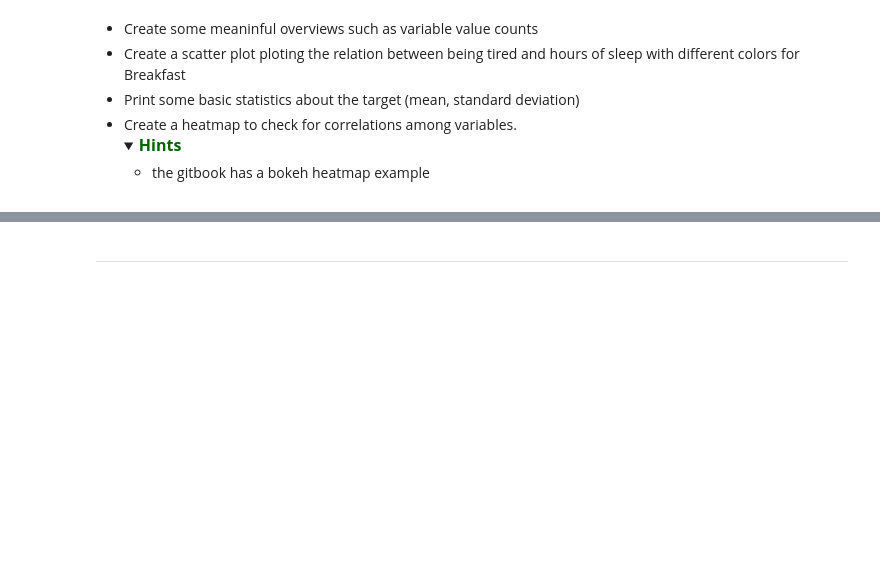
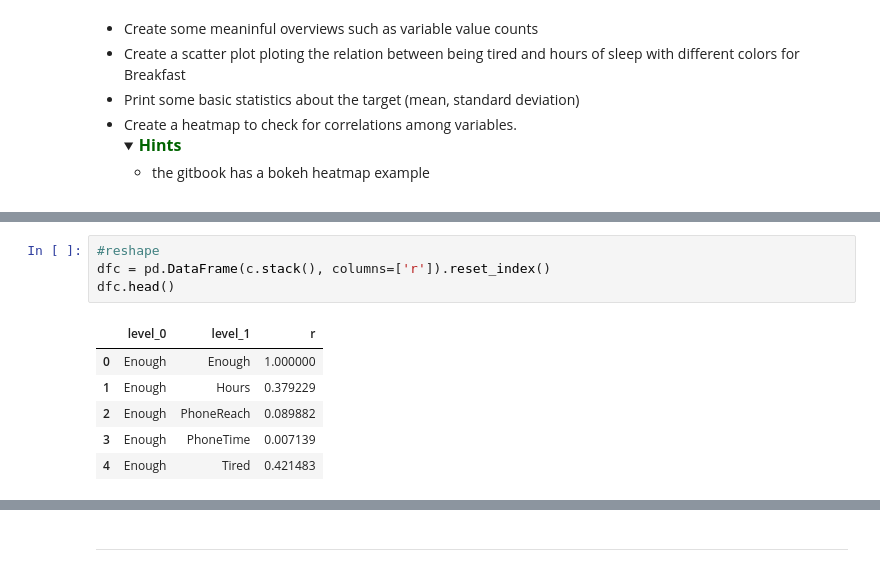
Before and after one commit to stijn-arends/BFVM19PROG1, a Jupyter notebook: assessments/Assignment_week_05.ipynb, the cells around one changed output, grey strips where cells are left out. Drawn from its saved outputs; the diff is of its cells as text; folded sections open; blank space fills up the shorter version.

```diff
--- a/assessments/Assignment_week_05.ipynb
+++ b/assessments/Assignment_week_05.ipynb
@@ -95,0 +311,11 @@ Inspect the data practically. Get an idea about how well the variable categories
+# %%
+#reshape
+dfc = pd.DataFrame(c.stack(), columns=['r']).reset_index()
+dfc.head()
+# %% [output]
+|  | level_0 | level_1 | r |
+| 0 | Enough | Enough | 1.000000 |
+| 1 | Enough | Hours | 0.379229 |
+| 2 | Enough | PhoneReach | 0.089882 |
+| 3 | Enough | PhoneTime | 0.007139 |
+| 4 | Enough | Tired | 0.421483 |
```
Also changed, not shown: parts of 37 cells of this notebook.
